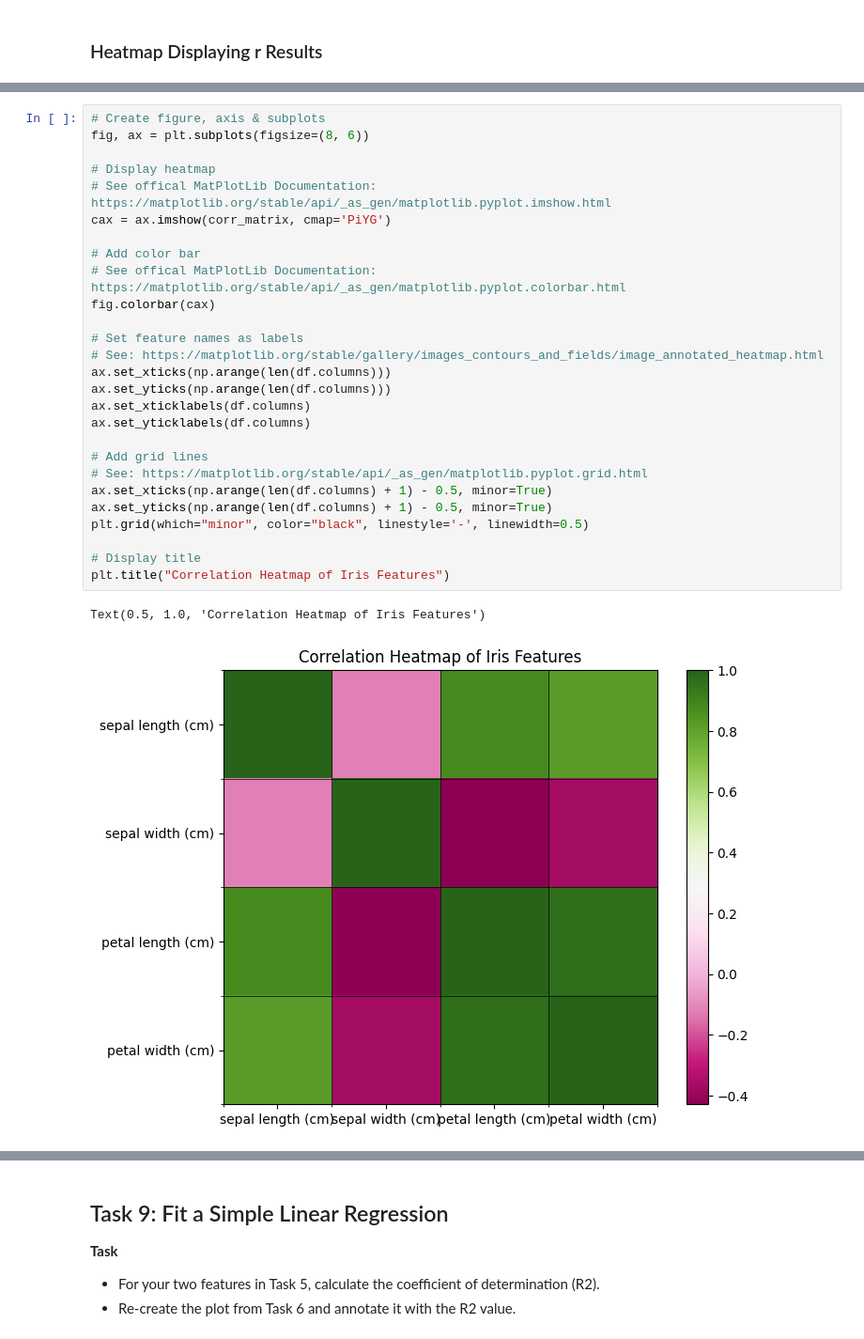
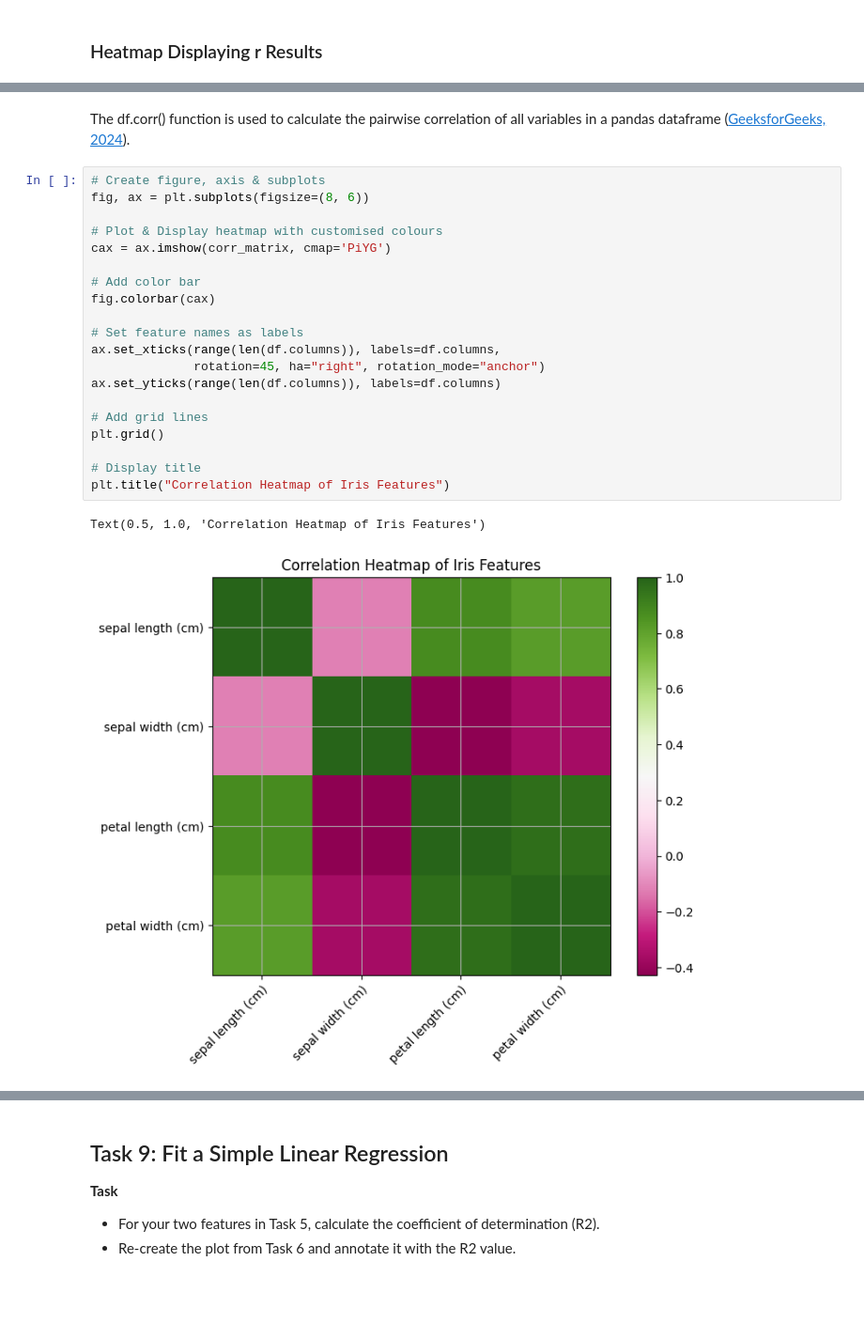
Before and after one commit to NibnabCodes/principles_of_data_analytics, a Jupyter notebook: tasks.ipynb, the cells around one changed output, grey strips where cells are left out. Shown at 94% size. Saved outputs shown, nothing was run; the diff lists cells and outputs as text; blank space fills up the shorter version.

Commit message:
improved tasks 6-9, added explanations & sources, added information on libraries used

```diff
--- a/tasks.ipynb
+++ b/tasks.ipynb
@@ -817,30 +869,25 @@ corr_matrix = df.corr()
+# %% [markdown]
+The df.corr() function is used to calculate the pairwise correlation of all variables in a pandas dataframe ([GeeksforGeeks, 2024](https://www.geeksforgeeks.org/python-pandas-dataframe-corr/)).
 # %%
 # Create figure, axis & subplots
 fig, ax = plt.subplots(figsize=(8, 6))
 
-# Display heatmap
-# See offical MatPlotLib Documentation: https://matplotlib.org/stable/api/_as_gen/matplotlib.pyplot.imshow.html
+# Plot & Display heatmap with customised colours
 cax = ax.imshow(corr_matrix, cmap='PiYG')
 
 # Add color bar
-# See offical MatPlotLib Documentation: https://matplotlib.org/stable/api/_as_gen/matplotlib.pyplot.colorbar.html
 fig.colorbar(cax)
 
 # Set feature names as labels
-# See: https://matplotlib.org/stable/gallery/images_contours_and_fields/image_annotated_heatmap.html
-ax.set_xticks(np.arange(len(df.columns)))
-ax.set_yticks(np.arange(len(df.columns)))
-ax.set_xticklabels(df.columns)
-ax.set_yticklabels(df.columns)
+ax.set_xticks(range(len(df.columns)), labels=df.columns,
+              rotation=45, ha="right", rotation_mode="anchor")
+ax.set_yticks(range(len(df.columns)), labels=df.columns)
 
 # Add grid lines
-# See: https://matplotlib.org/stable/api/_as_gen/matplotlib.pyplot.grid.html
-ax.set_xticks(np.arange(len(df.columns) + 1) - 0.5, minor=True)
-ax.set_yticks(np.arange(len(df.columns) + 1) - 0.5, minor=True)
-plt.grid(which="minor", color="black", linestyle='-', linewidth=0.5)
+plt.grid()
 
 # Display title
 plt.title("Correlation Heatmap of Iris Features")
 # %% [output]
 Text(0.5, 1.0, 'Correlation Heatmap of Iris Features')
-[figure, old version]
+[figure, new version]
```
Also changed, not shown: parts of 29 cells of this notebook, 1 other file.
